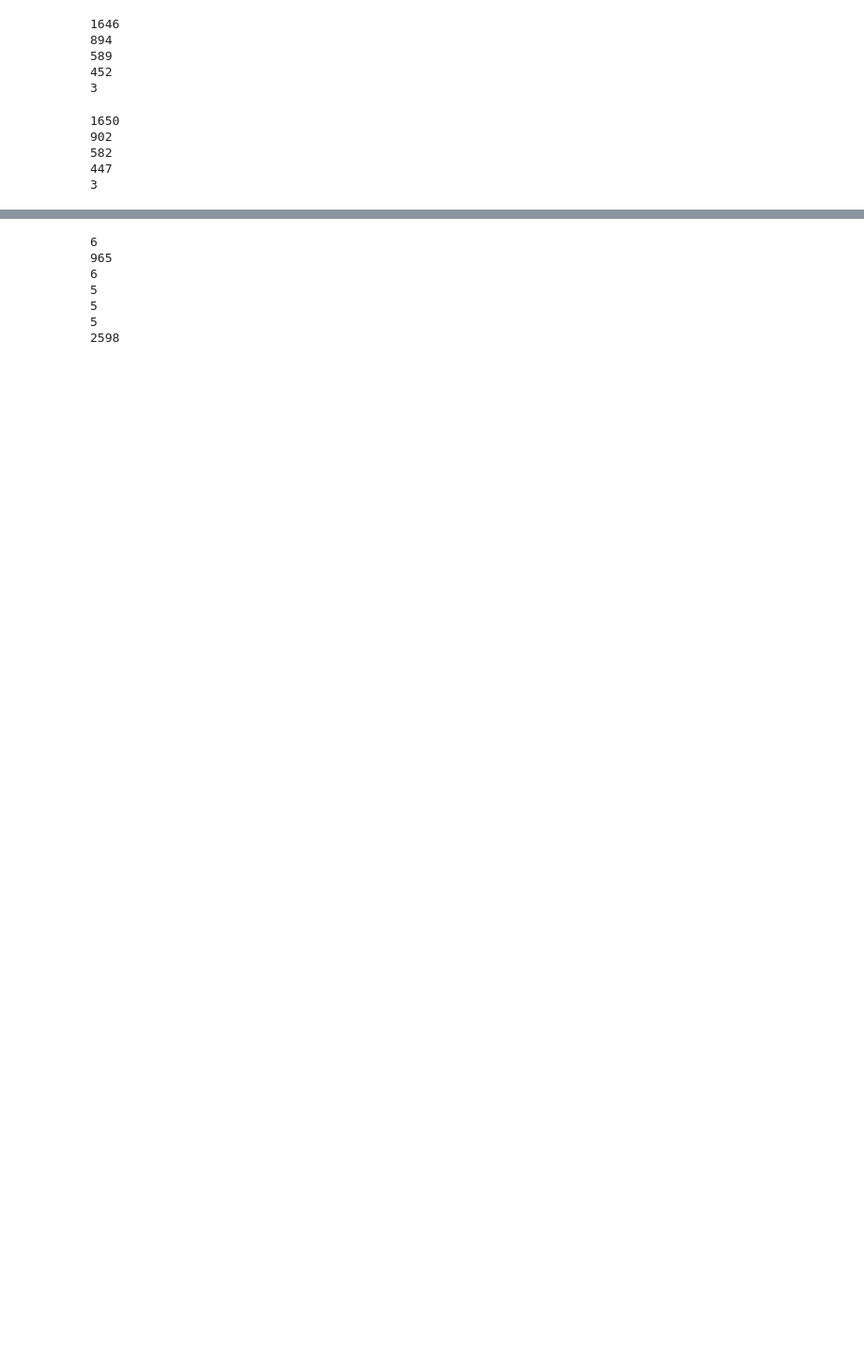
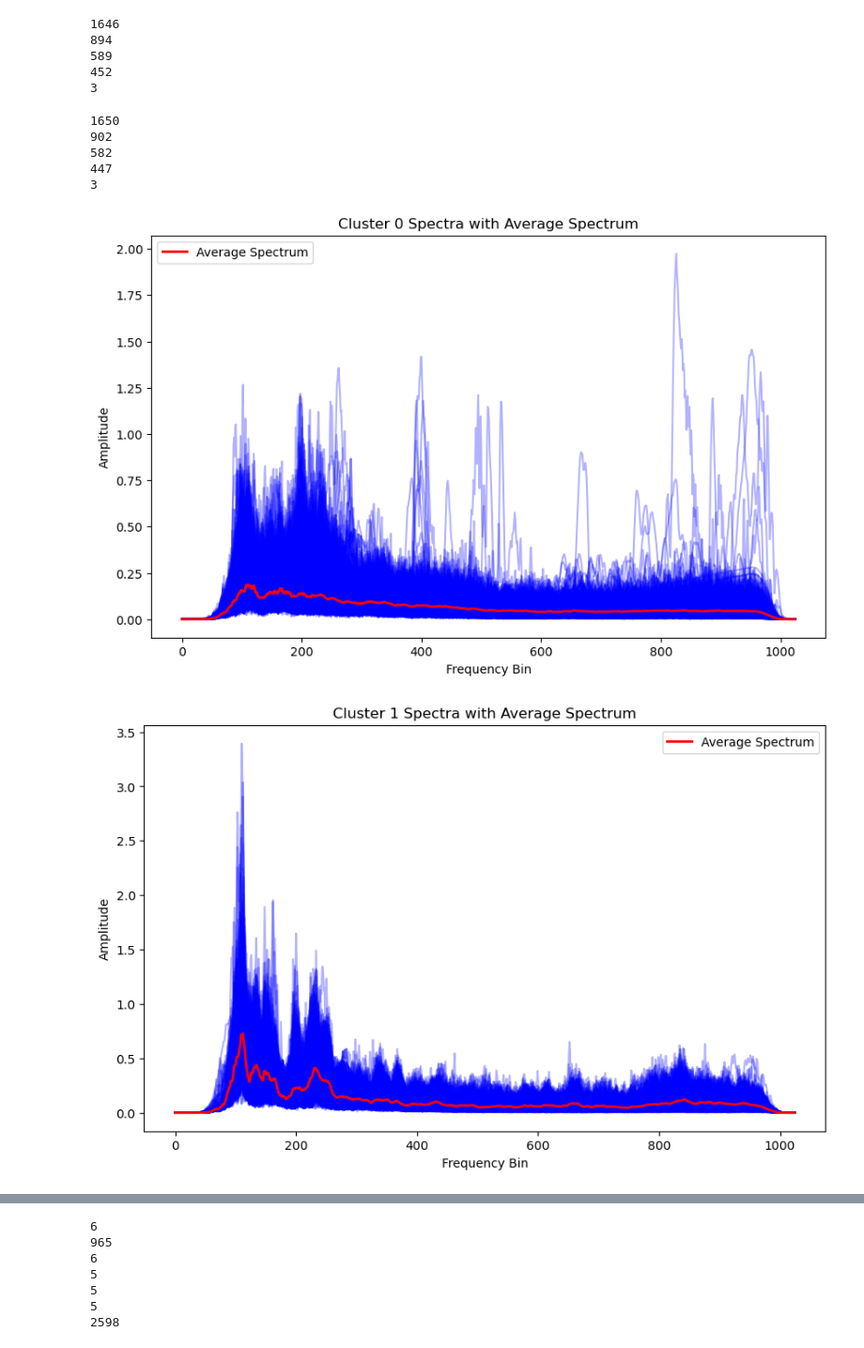
Before and after one commit to drkrs919/owlVocalization, a Jupyter notebook: scripts/frequencyAnalysis.ipynb, the cells around one changed output, grey strips where cells are left out. Shown at 94% size. Drawn from its saved outputs; the diff is of its cells as text; code cells hidden in the pictures; blank space fills up the shorter version.

Commit message:
investigating clustering quality

```diff
--- a/scripts/frequencyAnalysis.ipynb
+++ b/scripts/frequencyAnalysis.ipynb
@@ -421,6 +421,42 @@ def combine_audio(all_segments, n_clusters, suffix):
 #             combined_audio = concatenate_audio_snippets(cluster_segments)
 #             output_path = f'../audios/lab_audios/first_batch/combined_audio_cluster_{cluster_index}{suffix}.wav'
 #             save_combined_audio(combined_audio, output_path)
+# %%
+def compute_cluster_averages_and_deltas(data, labels, n_clusters):
+    cluster_averages = {}
+    cluster_deltas = {i: [] for i in range(n_clusters)}
+
+    for cluster_id in range(n_clusters):
+        cluster_spectra = np.array([s['spectrum'] for s, label in zip(data, labels) if label == cluster_id])
+
+        if len(cluster_spectra) > 0:
+            average_spectrum = np.mean(cluster_spectra, axis=0)
+            cluster_averages[cluster_id] = average_spectrum
+
+            for spectrum in cluster_spectra:
+                delta = spectrum - average_spectrum
+                cluster_deltas[cluster_id].append(delta)
+
+    for i, label in enumerate(labels):
+        data[i]['delta'] = cluster_deltas[label][i % len(cluster_deltas[label])]
+
+    return cluster_averages, cluster_deltas
+
+def plot_cluster_spectra_with_average(cluster_averages, cluster_deltas, n_clusters):
+    for cluster_id in range(n_clusters):
+        plt.figure(figsize=(10, 6))
+
+        for delta in cluster_deltas[cluster_id]:
+            spectrum = cluster_averages[cluster_id] + delta
+            plt.plot(spectrum, color='blue', alpha=0.3)  # Individual spectra with transparency
+
+        plt.plot(cluster_averages[cluster_id], color='red', linewidth=2, label='Average Spectrum')
+
+        plt.title(f'Cluster {cluster_id} Spectra with Average Spectrum')
+        plt.xlabel('Frequency Bin')
+        plt.ylabel('Amplitude')
+        plt.legend()
+        plt.show()
 # %%
 combine_audio(all_segments, n_clusters, suffix='')
 # %% [output]
@@ -542,10 +578,14 @@ combine_audio(all_segments, n_clusters, '-80pcaEd')
 # %%
 _, labels_full, _ = perform_pca_and_kmeans(all_segments, n_components=38, n_clusters=n_clusters, pca=False)
 
 combine_audio(all_segments, n_clusters, 'full')
+cluster_avg_k, cluster_deltas_k = compute_cluster_averages_and_deltas(all_segments, labels_full, n_clusters)
+plot_cluster_spectra_with_average(cluster_avg_k, cluster_deltas_k, n_clusters)
 # %% [output]
 1650
 902
 582
 447
 3
+[figure, added]
+[figure, added]
```
Also changed, not shown: parts of 9 cells of this notebook.
